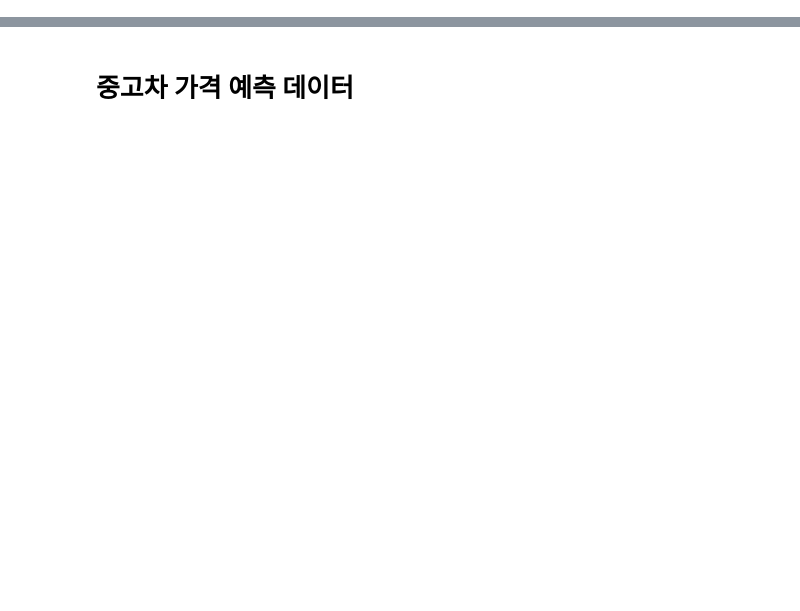
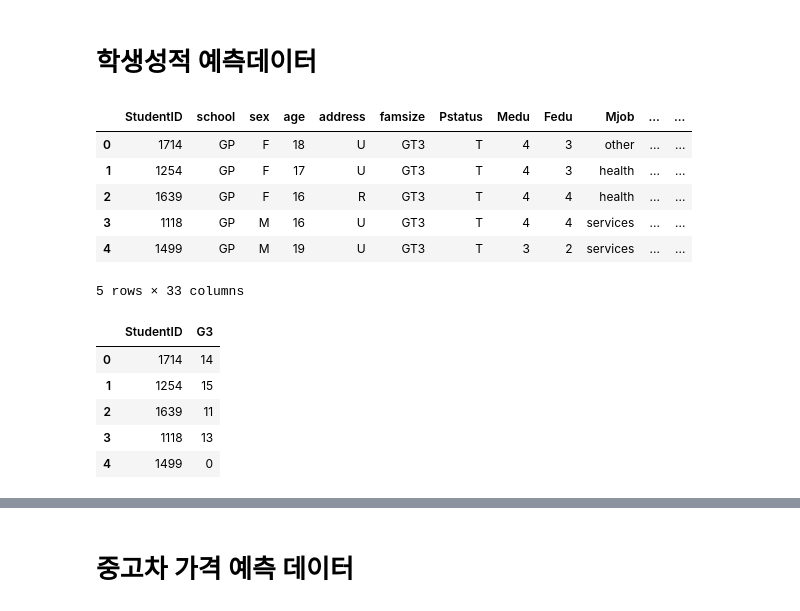
Before and after one commit to hyeongjin-kim-dev/Myworkspace, a Jupyter notebook: CodingTest & BigdataCertification/작업형 2 연습노트.ipynb, the cells around one changed output, grey strips where cells are left out. Drawn from its saved outputs; the diff is of its cells as text; code cells hidden in the pictures; blank space fills up the shorter version.

```diff
--- a/CodingTest & BigdataCertification/작업형 2 연습노트.ipynb
+++ b/CodingTest & BigdataCertification/작업형 2 연습노트.ipynb
@@ -226,0 +1360,77 @@ output.head()
+# %% [markdown]
+# 학생성적 예측데이터
+# %%
+import pandas as pd
+from sklearn.preprocessing import StandardScaler,RobustScaler
+from sklearn.model_selection import train_test_split
+from sklearn.metrics import r2_score
+from sklearn.ensemble import RandomForestRegressor
+from xgboost import XGBRegressor
+#데이터 로드
+x_train = pd.read_csv("https://raw.githubusercontent.com/Datamanim/datarepo/main/studentscore/X_train.csv")
+y_train = pd.read_csv("https://raw.githubusercontent.com/Datamanim/datarepo/main/studentscore/y_train.csv")
+x_test= pd.read_csv("https://raw.githubusercontent.com/Datamanim/datarepo/main/studentscore/X_test.csv")
+y_test = pd.read_csv('https://raw.githubusercontent.com/Datamanim/datarepo/main/studentscore/y_test.csv')
+
+
+display(x_train.head())
+display(y_train.head())
+
+print(x_train.info())
+print('-'*80)
+print(x_train.describe())
+
+str_col = x_train.select_dtypes('object').columns
+for col in str_col:
+    print(f'{col} : \n {x_train[col].value_counts()}')
+    print('-'*80)
+
+x_test_id = x_test.pop('StudentID')
+x_train.drop('StudentID',axis=1,inplace=True)
+y = y_train['G3']
+
+x_train = pd.get_dummies(x_train)
+x_test = pd.get_dummies(x_test)
+
+scaler = StandardScaler()
+x_train['absences'] = scaler.fit_transform(x_train[['absences']])
+x_test['absences'] = scaler.fit_transform(x_test[['absences']])
+
+x_tr,x_te,y_tr,y_te = train_test_split(x_train,y,test_size = 0.1, random_state = 2022)
+
+model_rf = RandomForestRegressor()
+model_rf.fit(x_tr,y_tr)
+pred_rf = model_rf.predict(x_te)
+score_rf = model_rf.score(x_te,y_te)
+print(score_rf)
+print('-'*80)
+print(r2_score(y_te,pred_rf))
+print('-'*80)
+
+model_xgb = XGBRegressor()
+model_xgb.fit(x_tr,y_tr)
+pred_xgb = model_xgb.predict(x_te)
+score_xgb = model_xgb.score(x_te,y_te)
+print(score_xgb)
+print('-'*80)
+print(r2_score(y_te,pred_xgb))
+print('-'*80)
+
+final_pred = model_rf.predict(x_test)
+print(r2_score(y_test['G3'],final_pred))
+output=pd.DataFrame({'StudentID':x_test_id,'G3':final_pred})
+output.head(10)
+# %% [output]
+|  | StudentID | school | sex | age | address | famsize | Pstatus | Medu | Fedu | Mjob | ... | ... |
+| 0 | 1714 | GP | F | 18 | U | GT3 | T | 4 | 3 | other | ... | ... |
+| 1 | 1254 | GP | F | 17 | U | GT3 | T | 4 | 3 | health | ... | ... |
+| 2 | 1639 | GP | F | 16 | R | GT3 | T | 4 | 4 | health | ... | ... |
+| 3 | 1118 | GP | M | 16 | U | GT3 | T | 4 | 4 | services | ... | ... |
+| 4 | 1499 | GP | M | 19 | U | GT3 | T | 3 | 2 | services | ... | ... |
+5 rows × 33 columns
+|  | StudentID | G3 |
+| 0 | 1714 | 14 |
+| 1 | 1254 | 15 |
+| 2 | 1639 | 11 |
+| 3 | 1118 | 13 |
+| 4 | 1499 | 0 |
```
Also changed, not shown: parts of 75 cells of this notebook, 1 other file.
